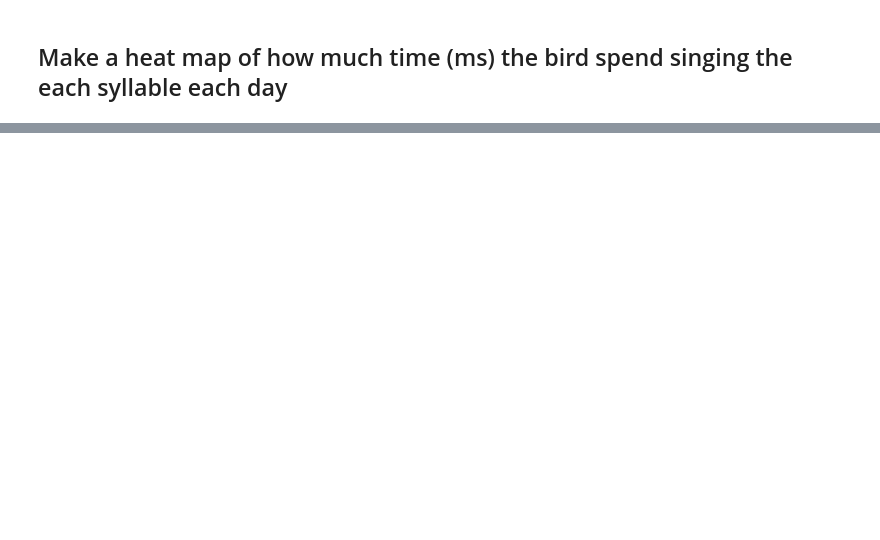
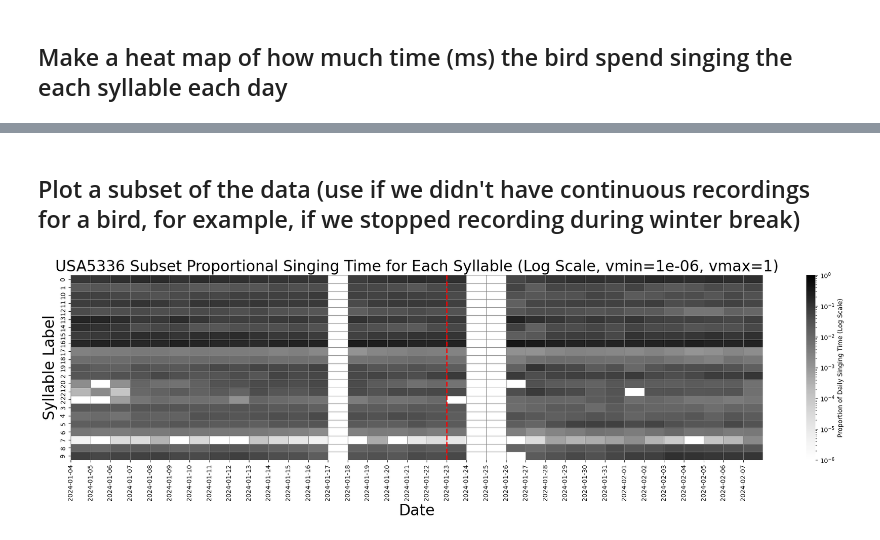
Before and after one commit to hulseyvincentr/syntax_analysis, a Jupyter notebook: notebooks/DECODER_syllable_frequency.ipynb, the cells around one changed output, grey strips where cells are left out. Drawn from its saved outputs; the diff is of its cells as text; code cells hidden in the pictures; blank space fills up the shorter version.

```diff
--- a/notebooks/DECODER_syllable_frequency.ipynb
+++ b/notebooks/DECODER_syllable_frequency.ipynb
@@ -1060,0 +1095,39 @@ Date: 2024-11-04, Total Singing Time: 2292.155873015873 seconds
+# %% [markdown]
+## Plot a subset of the data (use if we didn't have continuous recordings for a bird, for example, if we stopped recording during winter break)
+# %%
+import matplotlib.pyplot as plt
+import seaborn as sns
+from matplotlib.colors import LogNorm
+
+# Define the date range for the subset
+date_start = pd.to_datetime('2024-01-04')
+date_end = pd.to_datetime('2024-02-07')
+subset_dates = pd.date_range(start=date_start, end=date_end, freq='D')
+
+# Subset the heatmap data to the desired date range
+heatmap_subset = heatmap_data[subset_dates]
+
+# Plot the subset heatmap with log scale and adjusted colormap scaling
+plt.figure(figsize=(20, 6))
+ax = sns.heatmap(heatmap_subset + 1e-9, cmap="Greys", norm=LogNorm(vmin=vmin, vmax=vmax), linewidths=0.5, linecolor='gray',
+                 cbar_kws={'label': 'Proportion of Daily Singing Time (Log Scale)'})
+
+# Add a vertical red line at the treatment date if within the subset
+# treatment_date = pd.to_datetime('2024-01-24')
+if treatment_date in heatmap_subset.columns:
+    treatment_index = heatmap_subset.columns.get_loc(treatment_date)
+    ax.axvline(x=treatment_index, color='red', linestyle='--', linewidth=2, label='Treatment Date')
+    #plt.legend(fontsize=16, loc = 'lower right')
+
+plt.title(f'{animal_id} Subset Proportional Singing Time for Each Syllable (Log Scale, vmin={vmin}, vmax={vmax})', fontsize=24)
+
+# Configure x-ticks for the subset and format them
+ax.set_xticks(range(len(heatmap_subset.columns)))
+ax.set_xticklabels(heatmap_subset.columns.strftime('%Y-%m-%d'), rotation=90)
+
+plt.xlabel('Date', fontsize=24)
+plt.ylabel('Syllable Label', fontsize=24)
+plt.tight_layout()
+plt.show()
+# %% [output]
+[figure, added]
```
Also changed, not shown: parts of 11 cells of this notebook.
